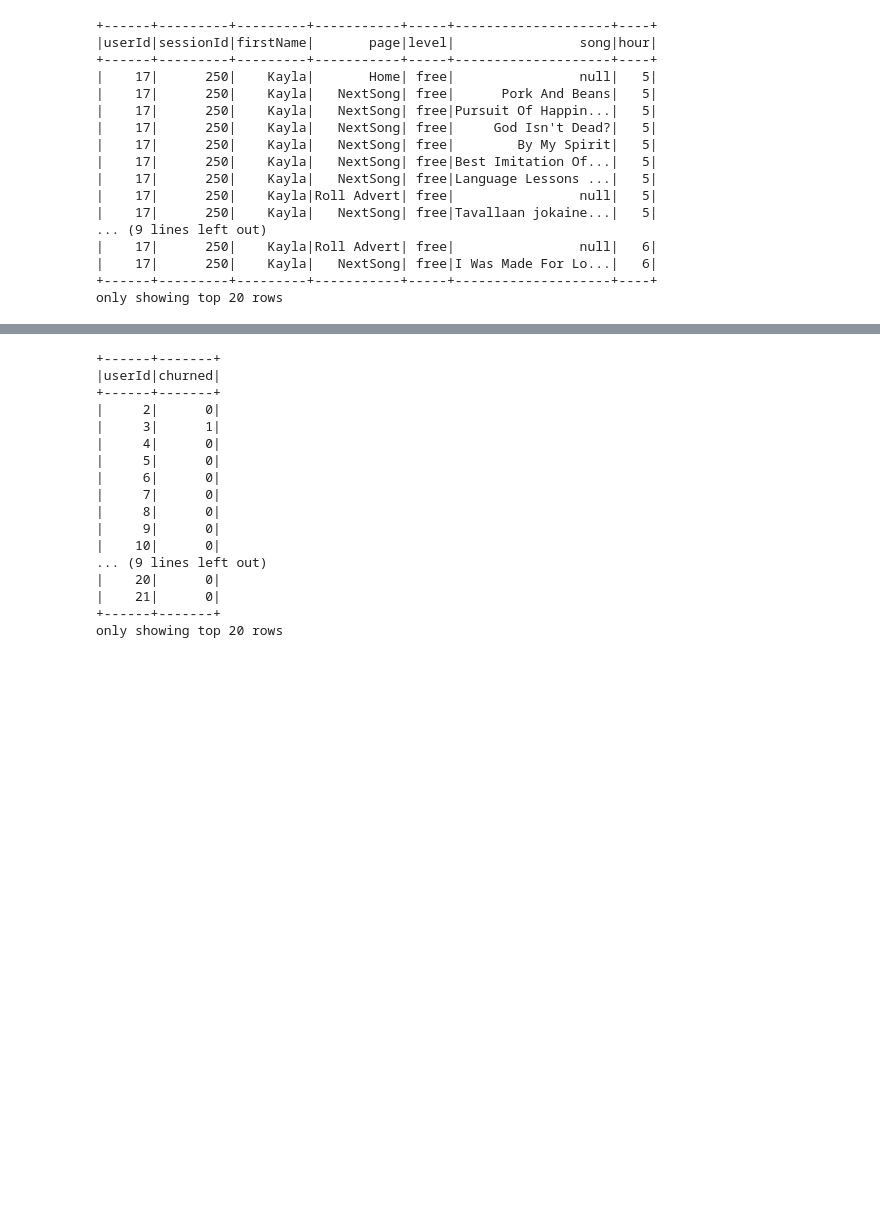
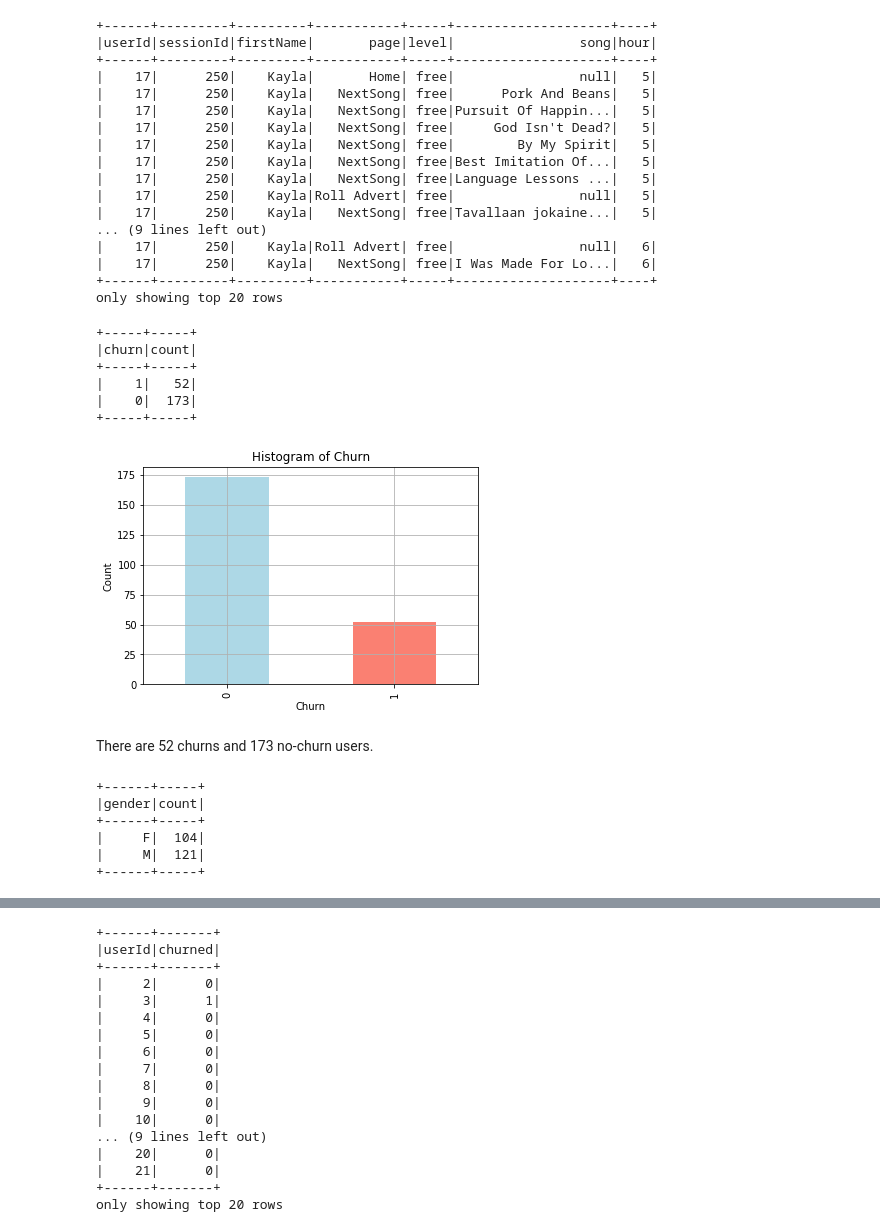
Before and after one commit to kmera/Sparkify_Project, a Jupyter notebook: Sparkify.ipynb, the cells around one changed output, grey strips where cells are left out. Drawn from its saved outputs; the diff is of its cells as text; code cells hidden in the pictures; blank space fills up the shorter version.

```diff
--- a/Sparkify.ipynb
+++ b/Sparkify.ipynb
@@ -306,3 +343,43 @@ Kayla_log.show()
 |    17|      250|    Kayla|   NextSong| free|I Was Made For Lo...|   6|
 +------+---------+---------+-----------+-----+--------------------+----+
 only showing top 20 rows
+# %%
+# churn event
+flag_churn_event = udf(lambda x: 1 if x == "Cancellation Confirmation" else 0, IntegerType())
+user_churn = user_log_valid.withColumn("pre_churn", flag_churn_event("page"))
+user_churn = user_churn.withColumn('churn', Fmax('pre_churn').over(Window.partitionBy('userId')))
+user_churn = user_churn.dropDuplicates(['userId'])
+# %%
+# table of churn
+user_churn.groupBy('churn').count().show()
+# %% [output]
++-----+-----+
+|churn|count|
++-----+-----+
+|    1|   52|
+|    0|  173|
++-----+-----+
+# %%
+# user_churn to Pandas
+user_churn_pd = user_churn.toPandas()
+# %%
+# hist of churn
+user_churn_pd['churn'].value_counts().plot(kind="bar", color=["lightblue", "salmon"])
+plt.title("Histogram of Churn")
+plt.xlabel("Churn")
+plt.ylabel("Count")
+plt.grid();
+# %% [output]
+[figure, added]
+# %% [markdown]
+There are 52 churns and 173 no-churn users.
+# %%
+# table of gender
+user_churn.groupBy('gender').count().show()
+# %% [output]
++------+-----+
+|gender|count|
++------+-----+
+|     F|  104|
+|     M|  121|
++------+-----+
```
Also changed, not shown: parts of 30 cells of this notebook.
